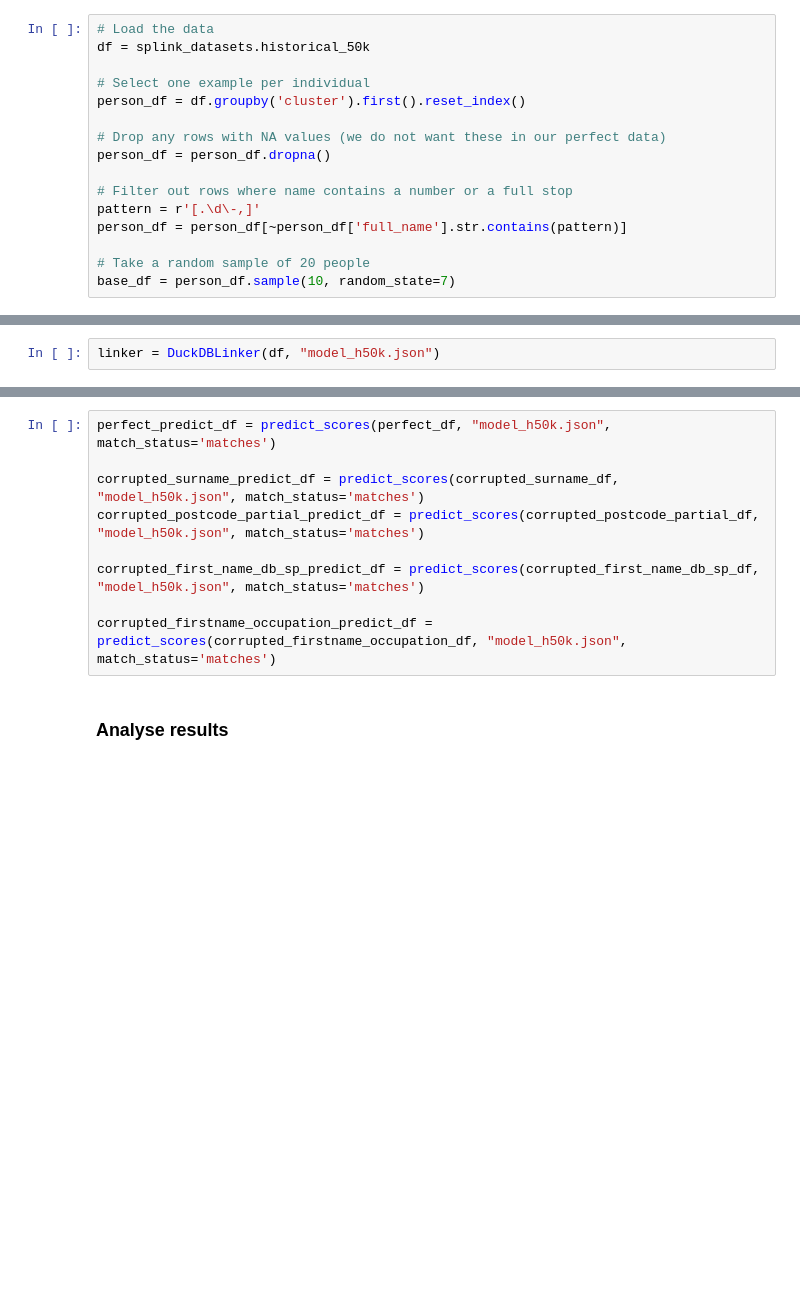
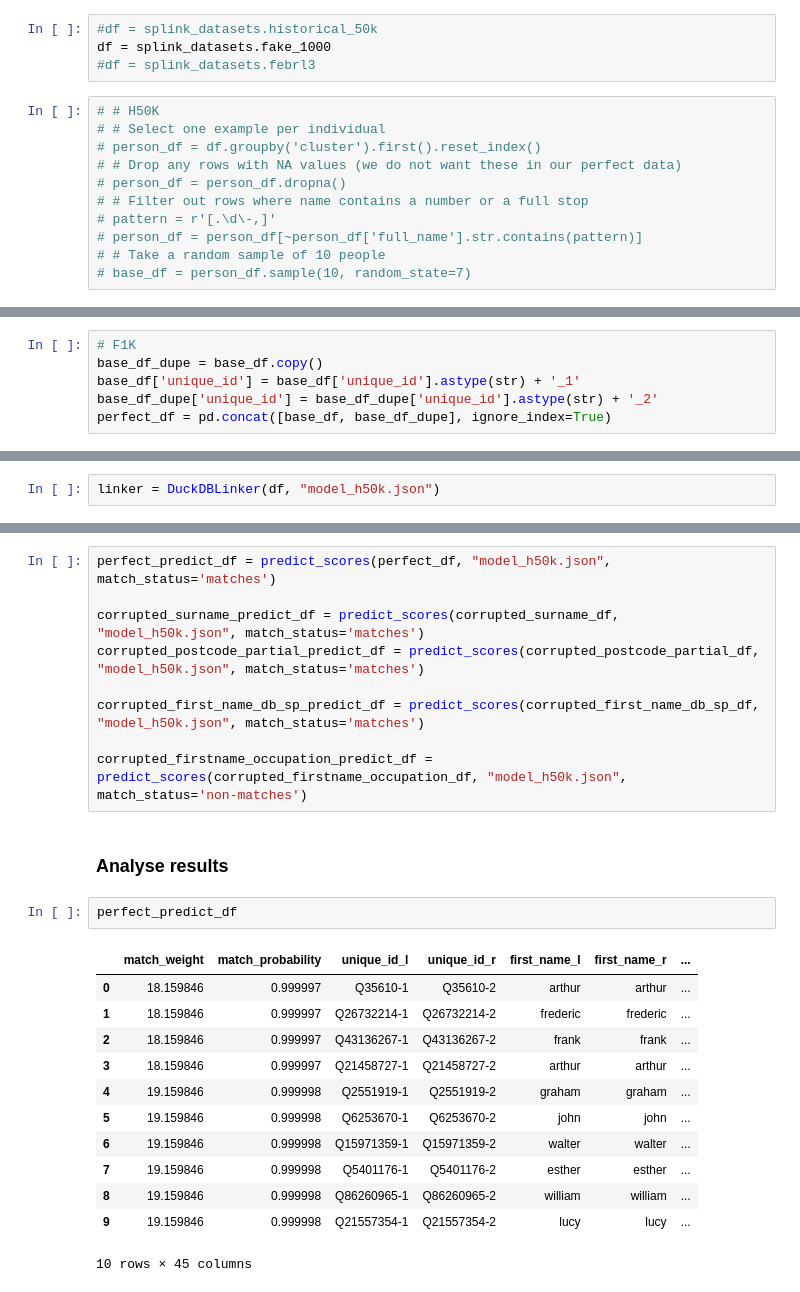
Before and after one commit to ericakane-moj/eval, a Jupyter notebook: demo.ipynb, the cells around one changed output, grey strips where cells are left out. Cells and saved outputs as stored; diff of their text form; blank space fills up the shorter version.

```diff
--- a/demo.ipynb
+++ b/demo.ipynb
@@ -45,19 +40,18 @@ def predict_scores(df, model, match_status):
 Create the base dataset. This is a set of records which will form the base of the prediction, as well as providing the base for corruption.
 
 This dataset needs to match the dataset used to train the model (completed in a separate file). The specific way in which the base records are selected is specific to the dataset. This section could provide an example of some 'perfect' records.
+# %%
+#df = splink_datasets.historical_50k
+df = splink_datasets.fake_1000
+#df = splink_datasets.febrl3
 # %%
-# Load the data
-df = splink_datasets.historical_50k
-
-# Select one example per individual
-person_df = df.groupby('cluster').first().reset_index()
-
-# Drop any rows with NA values (we do not want these in our perfect data)
-person_df = person_df.dropna()
-
-# Filter out rows where name contains a number or a full stop
-pattern = r'[.\d\-,]'
-person_df = person_df[~person_df['full_name'].str.contains(pattern)]
-
-# Take a random sample of 20 people
-base_df = person_df.sample(10, random_state=7)
+# # H50K
+# # Select one example per individual
+# person_df = df.groupby('cluster').first().reset_index()
+# # Drop any rows with NA values (we do not want these in our perfect data)
+# person_df = person_df.dropna()
+# # Filter out rows where name contains a number or a full stop
+# pattern = r'[.\d\-,]'
+# person_df = person_df[~person_df['full_name'].str.contains(pattern)]
+# # Take a random sample of 10 people
+# base_df = person_df.sample(10, random_state=7)
@@ -70,3 +79,9 @@ perfect_df = pd.concat([base_df, base_df_dupe], ignore_index=True)
+# %%
+# F1K
+base_df_dupe = base_df.copy()
+base_df['unique_id'] = base_df['unique_id'].astype(str) + '_1'
+base_df_dupe['unique_id'] = base_df_dupe['unique_id'].astype(str) + '_2'
+perfect_df = pd.concat([base_df, base_df_dupe], ignore_index=True)
 # %% [markdown]
 ### Data corruption
 # %% [markdown]
@@ -115,6 +130,21 @@ corrupted_postcode_partial_predict_df = predict_scores(corrupted_postcode_partia
 
 corrupted_first_name_db_sp_predict_df = predict_scores(corrupted_first_name_db_sp_df, "model_h50k.json", match_status='matches')
 
-corrupted_firstname_occupation_predict_df = predict_scores(corrupted_firstname_occupation_df, "model_h50k.json", match_status='matches')
+corrupted_firstname_occupation_predict_df = predict_scores(corrupted_firstname_occupation_df, "model_h50k.json", match_status='non-matches')
 # %% [markdown]
 ### Analyse results
+# %%
+perfect_predict_df
+# %% [output]
+|  | match_weight | match_probability | unique_id_l | unique_id_r | first_name_l | first_name_r | ... |
+| 0 | 18.159846 | 0.999997 | Q35610-1 | Q35610-2 | arthur | arthur | ... |
+| 1 | 18.159846 | 0.999997 | Q26732214-1 | Q26732214-2 | frederic | frederic | ... |
+| 2 | 18.159846 | 0.999997 | Q43136267-1 | Q43136267-2 | frank | frank | ... |
+| 3 | 18.159846 | 0.999997 | Q21458727-1 | Q21458727-2 | arthur | arthur | ... |
+| 4 | 19.159846 | 0.999998 | Q2551919-1 | Q2551919-2 | graham | graham | ... |
+| 5 | 19.159846 | 0.999998 | Q6253670-1 | Q6253670-2 | john | john | ... |
+| 6 | 19.159846 | 0.999998 | Q15971359-1 | Q15971359-2 | walter | walter | ... |
+| 7 | 19.159846 | 0.999998 | Q5401176-1 | Q5401176-2 | esther | esther | ... |
+| 8 | 19.159846 | 0.999998 | Q86260965-1 | Q86260965-2 | william | william | ... |
+| 9 | 19.159846 | 0.999998 | Q21557354-1 | Q21557354-2 | lucy | lucy | ... |
+10 rows × 45 columns
```
Also changed, not shown: parts of 7 cells of this notebook, 1 other file.
